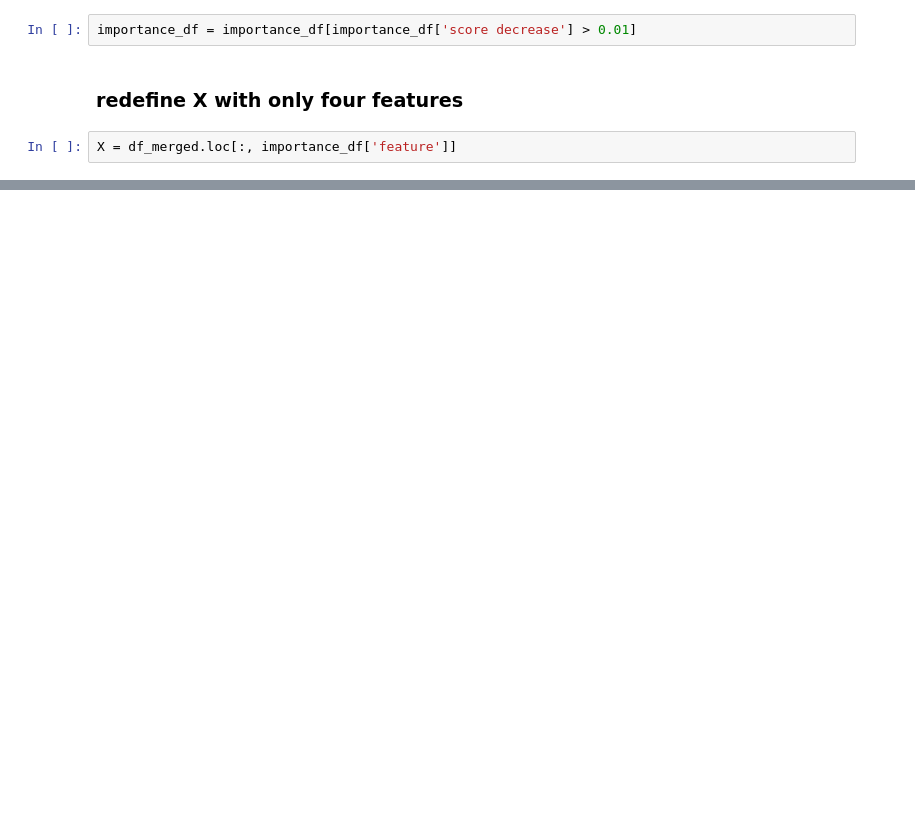
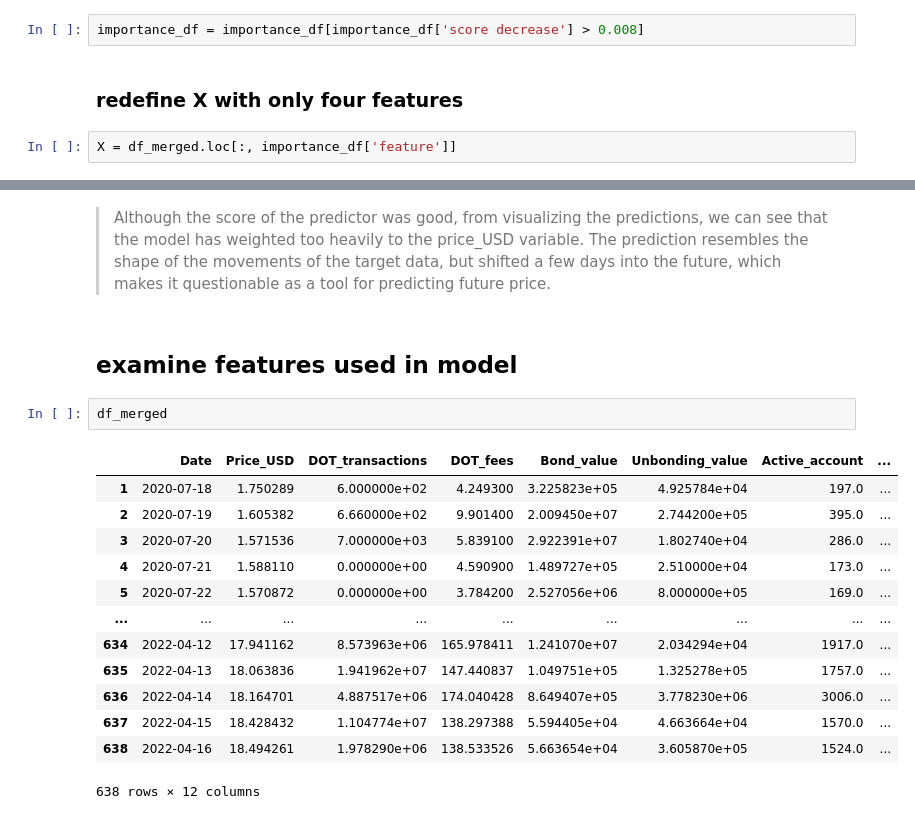
Before and after one commit to inherentspice/Polkadot-Price-Prediction, a Jupyter notebook: polkadot_sklearn/polkadot_price_prediction.ipynb, the cells around one changed output, grey strips where cells are left out. Drawn from its saved outputs; the diff is of its cells as text; blank space fills up the shorter version.

Commit message:
added extra feature to the model

```diff
--- a/polkadot_sklearn/polkadot_price_prediction.ipynb
+++ b/polkadot_sklearn/polkadot_price_prediction.ipynb
@@ -152,7 +152,7 @@ importance_df
 # %% [markdown]
 > importance_df shows that only four features have a noticeable effect on the score of the model
 # %%
-importance_df = importance_df[importance_df['score decrease'] > 0.01]
+importance_df = importance_df[importance_df['score decrease'] > 0.008]
 # %% [markdown]
 ### redefine X with only four features
 # %%
@@ -233,0 +230,20 @@ plt.xlabel('Price', fontsize=16);
+# %% [markdown]
+> Although the score of the predictor was good, from visualizing the predictions, we can see that the model has weighted too heavily to the price_USD variable. The prediction resembles the shape of the movements of the target data, but shifted a few days into the future, which makes it questionable as a tool for predicting future price.
+# %% [markdown]
+## examine features used in model
+# %%
+df_merged
+# %% [output]
+|  | Date | Price_USD | DOT_transactions | DOT_fees | Bond_value | Unbonding_value | Active_account | ... |
+| 1 | 2020-07-18 | 1.750289 | 6.000000e+02 | 4.249300 | 3.225823e+05 | 4.925784e+04 | 197.0 | ... |
+| 2 | 2020-07-19 | 1.605382 | 6.660000e+02 | 9.901400 | 2.009450e+07 | 2.744200e+05 | 395.0 | ... |
+| 3 | 2020-07-20 | 1.571536 | 7.000000e+03 | 5.839100 | 2.922391e+07 | 1.802740e+04 | 286.0 | ... |
+| 4 | 2020-07-21 | 1.588110 | 0.000000e+00 | 4.590900 | 1.489727e+05 | 2.510000e+04 | 173.0 | ... |
+| 5 | 2020-07-22 | 1.570872 | 0.000000e+00 | 3.784200 | 2.527056e+06 | 8.000000e+05 | 169.0 | ... |
+| ... | ... | ... | ... | ... | ... | ... | ... | ... |
+| 634 | 2022-04-12 | 17.941162 | 8.573963e+06 | 165.978411 | 1.241070e+07 | 2.034294e+04 | 1917.0 | ... |
+| 635 | 2022-04-13 | 18.063836 | 1.941962e+07 | 147.440837 | 1.049751e+05 | 1.325278e+05 | 1757.0 | ... |
+| 636 | 2022-04-14 | 18.164701 | 4.887517e+06 | 174.040428 | 8.649407e+05 | 3.778230e+06 | 3006.0 | ... |
+| 637 | 2022-04-15 | 18.428432 | 1.104774e+07 | 138.297388 | 5.594405e+04 | 4.663664e+04 | 1570.0 | ... |
+| 638 | 2022-04-16 | 18.494261 | 1.978290e+06 | 138.533526 | 5.663654e+04 | 3.605870e+05 | 1524.0 | ... |
+638 rows × 12 columns
```
Also changed, not shown: parts of 28 cells of this notebook.
